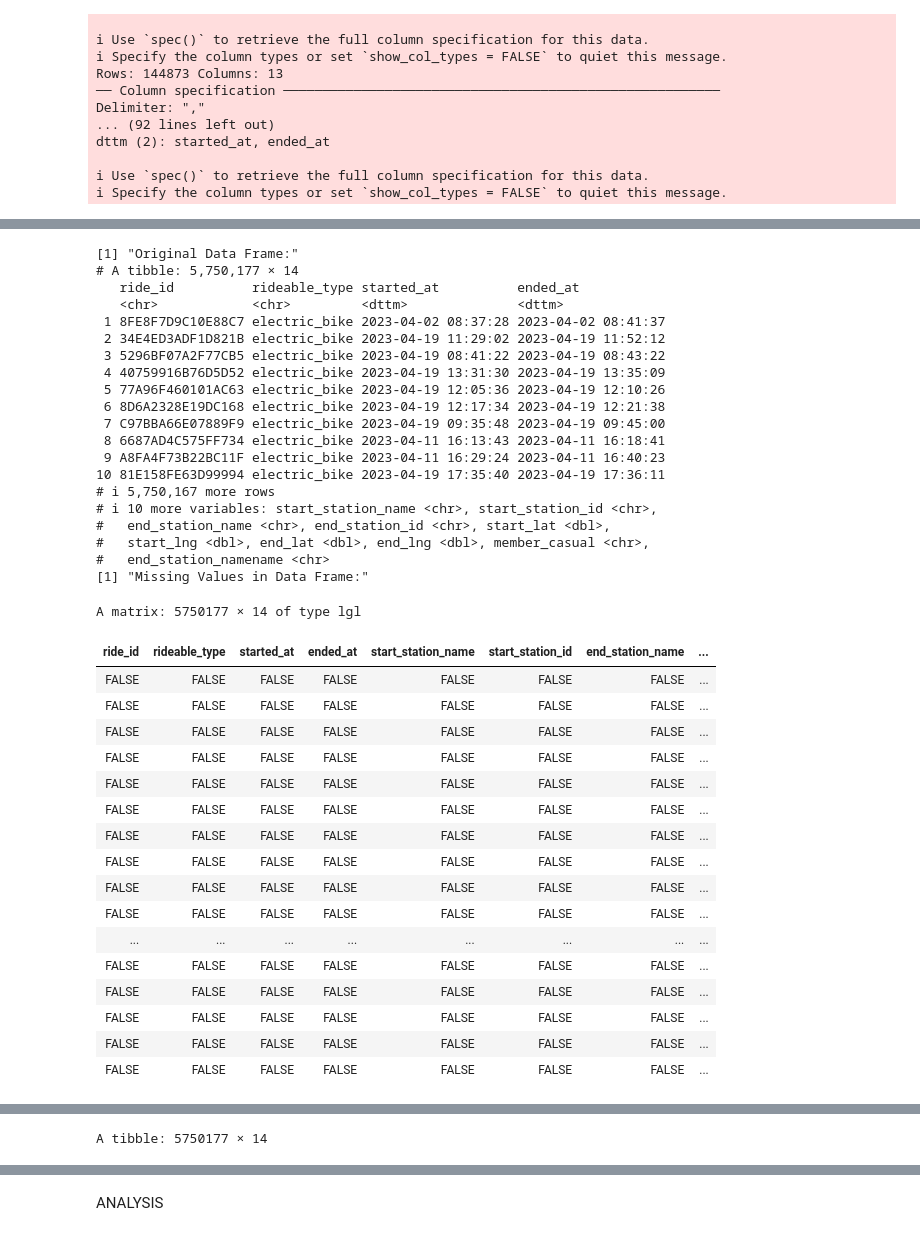
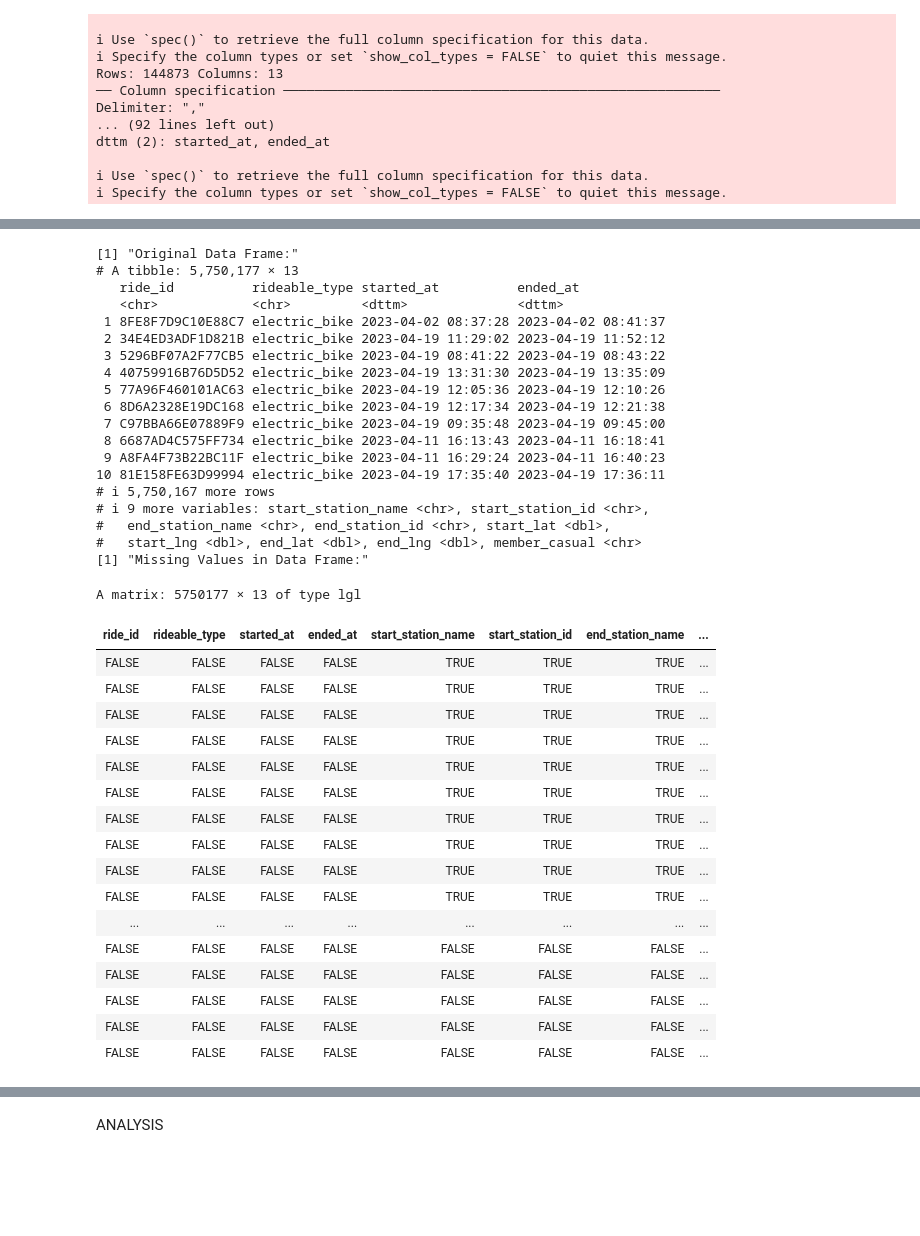
Before and after one commit to Ladipol/R_Projects, a Jupyter notebook: cyclic_project.ipynb, the cells around one changed output, grey strips where cells are left out. Drawn from its saved outputs; the diff is of its cells as text; code cells hidden in the pictures; blank space fills up the shorter version.

Commit message:
start analysis

```diff
--- a/cyclic_project.ipynb
+++ b/cyclic_project.ipynb
@@ -192,49 +172,48 @@ combined_data$start_station_name[is.na(combined_data$start_station_name)] <- "Un
 combined_data$start_station_id[is.na(combined_data$start_station_id)] <- "Unknown"
 
 # For numeric columns, fill with mean
 # combined_data$end_station_id[is.na(combined_data$end_station_id)] <- mean(combined_data$end_station_id, na.rm = TRUE)
 
 # For character columns, fill with "Unknown"
 combined_data$end_station_name[is.na(combined_data$end_station_name)] <- "Unknown"
 
 # For character columns, fill with "Unknown"
 combined_data$end_station_id[is.na(combined_data$end_station_id)] <- "Unknown"
 
 print("Data Frame after Filling Missing Values:")
-View(combined_data)
+print(combined_data)
 # %% [output]
 [1] "Original Data Frame:"
-# A tibble: 5,750,177 × 14
+# A tibble: 5,750,177 × 13
    ride_id          rideable_type started_at          ended_at
    <chr>            <chr>         <dttm>              <dttm>
  1 8FE8F7D9C10E88C7 electric_bike 2023-04-02 08:37:28 2023-04-02 08:41:37
  2 34E4ED3ADF1D821B electric_bike 2023-04-19 11:29:02 2023-04-19 11:52:12
  3 5296BF07A2F77CB5 electric_bike 2023-04-19 08:41:22 2023-04-19 08:43:22
  4 40759916B76D5D52 electric_bike 2023-04-19 13:31:30 2023-04-19 13:35:09
  5 77A96F460101AC63 electric_bike 2023-04-19 12:05:36 2023-04-19 12:10:26
  6 8D6A2328E19DC168 electric_bike 2023-04-19 12:17:34 2023-04-19 12:21:38
  7 C97BBA66E07889F9 electric_bike 2023-04-19 09:35:48 2023-04-19 09:45:00
  8 6687AD4C575FF734 electric_bike 2023-04-11 16:13:43 2023-04-11 16:18:41
  9 A8FA4F73B22BC11F electric_bike 2023-04-11 16:29:24 2023-04-11 16:40:23
 10 81E158FE63D99994 electric_bike 2023-04-19 17:35:40 2023-04-19 17:36:11
 # ℹ 5,750,167 more rows
-# ℹ 10 more variables: start_station_name <chr>, start_station_id <chr>,
+# ℹ 9 more variables: start_station_name <chr>, start_station_id <chr>,
 #   end_station_name <chr>, end_station_id <chr>, start_lat <dbl>,
-#   start_lng <dbl>, end_lat <dbl>, end_lng <dbl>, member_casual <chr>,
-#   end_station_namename <chr>
+#   start_lng <dbl>, end_lat <dbl>, end_lng <dbl>, member_casual <chr>
 [1] "Missing Values in Data Frame:"
-A matrix: 5750177 × 14 of type lgl
+A matrix: 5750177 × 13 of type lgl
 | ride_id | rideable_type | started_at | ended_at | start_station_name | start_station_id | end_station_name | ... |
-| FALSE | FALSE | FALSE | FALSE | FALSE | FALSE | FALSE | ... |
-| FALSE | FALSE | FALSE | FALSE | FALSE | FALSE | FALSE | ... |
-| FALSE | FALSE | FALSE | FALSE | FALSE | FALSE | FALSE | ... |
-| FALSE | FALSE | FALSE | FALSE | FALSE | FALSE | FALSE | ... |
-| FALSE | FALSE | FALSE | FALSE | FALSE | FALSE | FALSE | ... |
-| FALSE | FALSE | FALSE | FALSE | FALSE | FALSE | FALSE | ... |
-| FALSE | FALSE | FALSE | FALSE | FALSE | FALSE | FALSE | ... |
-| FALSE | FALSE | FALSE | FALSE | FALSE | FALSE | FALSE | ... |
-| FALSE | FALSE | FALSE | FALSE | FALSE | FALSE | FALSE | ... |
-| FALSE | FALSE | FALSE | FALSE | FALSE | FALSE | FALSE | ... |
+| FALSE | FALSE | FALSE | FALSE | TRUE | TRUE | TRUE | ... |
+| FALSE | FALSE | FALSE | FALSE | TRUE | TRUE | TRUE | ... |
+| FALSE | FALSE | FALSE | FALSE | TRUE | TRUE | TRUE | ... |
+| FALSE | FALSE | FALSE | FALSE | TRUE | TRUE | TRUE | ... |
+| FALSE | FALSE | FALSE | FALSE | TRUE | TRUE | TRUE | ... |
+| FALSE | FALSE | FALSE | FALSE | TRUE | TRUE | TRUE | ... |
+| FALSE | FALSE | FALSE | FALSE | TRUE | TRUE | TRUE | ... |
+| FALSE | FALSE | FALSE | FALSE | TRUE | TRUE | TRUE | ... |
+| FALSE | FALSE | FALSE | FALSE | TRUE | TRUE | TRUE | ... |
+| FALSE | FALSE | FALSE | FALSE | TRUE | TRUE | TRUE | ... |
 | ... | ... | ... | ... | ... | ... | ... | ... |
 | FALSE | FALSE | FALSE | FALSE | FALSE | FALSE | FALSE | ... |
 | FALSE | FALSE | FALSE | FALSE | FALSE | FALSE | FALSE | ... |
@@ -245 +240,0 @@ A matrix: 5750177 × 14 of type lgl
-A tibble: 5750177 × 14
```
Also changed, not shown: parts of 14 cells of this notebook, 1 other file.
